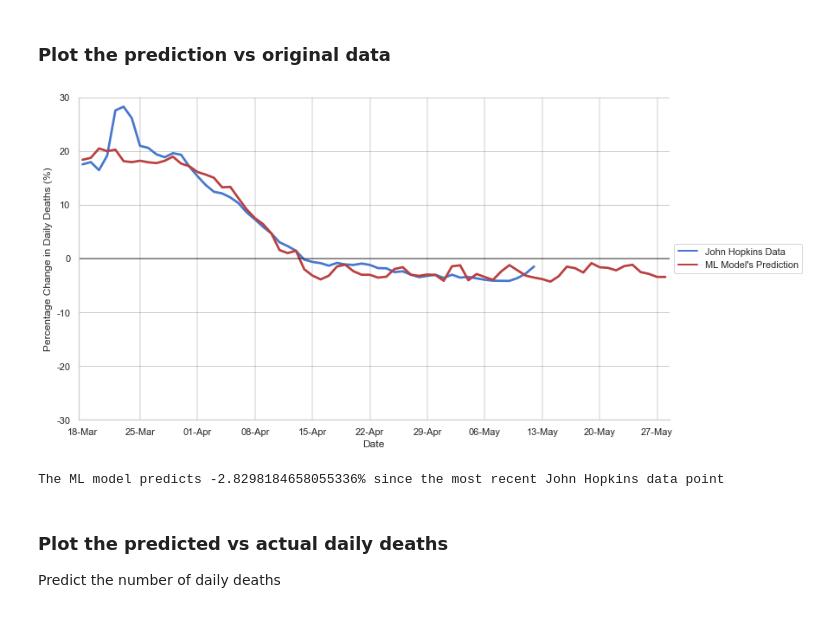
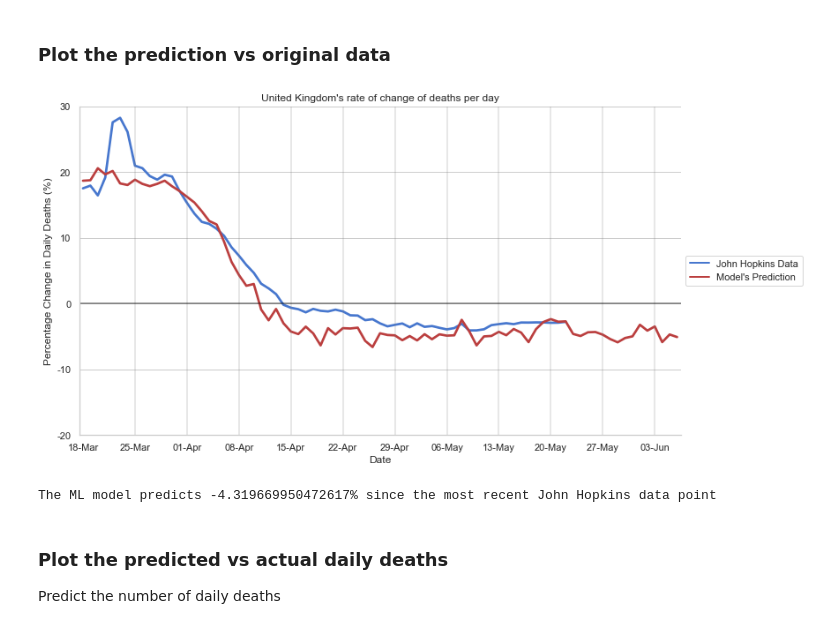
Before and after one commit to robert-kinder1/COVID-19_Python_ML, a Jupyter notebook: COVID_ML_Model.ipynb, the cells around one changed output. Saved outputs shown, nothing was run; the diff lists cells and outputs as text; code cells hidden in the pictures.

```diff
--- a/COVID_ML_Model.ipynb
+++ b/COVID_ML_Model.ipynb
@@ -40,8 +40,8 @@ from sklearn.metrics import mean_absolute_error
 # %% [markdown]
 # Read in data
 # %%
-dfJ_import = pd.read_csv('JH_2020-05-12.csv')
-dfG = pd.read_csv('Global_Mobility_Report_2020-05-12.csv', sep=',', low_memory=False)
+dfJ_import = pd.read_csv('JH_2020-05-22.csv')
+dfG = pd.read_csv('Global_Mobility_Report_2020-05-21.csv', sep=',', low_memory=False)
 
 #dfJ.head()
 #dfG.head()
@@ -803,34 +814,37 @@ Prediction  = Prediction.append(PredictionC.loc[indexVal[0],:], sort=False, igno
 # %%
 Prediction['Date_S'] = Prediction['Date'].dt.strftime("%d-%b")
 g = sns.FacetGrid(Prediction, height=6, aspect=2)
 g = g.map(sns.pointplot, 'Date', 'Original', markers="", color='#4777CE', order=None)
 g = g.map(sns.pointplot, 'Date', 'Prediction', markers="", color="#bb3f3f", order=None)
 
 tickRange = range(0,len(Prediction['Date_S']),7)
 
 g.set(xticks=tickRange,xticklabels=Prediction['Date_S'].iloc[tickRange])
 
-g.set(ylim=(-.3, .3))
+g.set(ylim=(-.2, .3))
 g.set(yticklabels = (np.around(g.ax.get_yticks() * 100).astype(int)))
 plt.ylabel('Percentage Change in Daily Deaths (%)')#, fontsize=16)
 
 #Manually add vertical gridlines
 for x in range(1,len(tickRange)):
     g.ax.axvline(g.ax.get_xticks()[x], alpha=0.25, color='grey')
 
 #Add a black line for y=0 to make it clearer
 x = np.where(g.ax.get_yticks() == 0)
 g.ax.axhline(g.ax.get_yticks()[x], alpha=0.5, color='black')
 
 
 #Add legend
 custom_lines = [Line2D([0], [0], color='#4777CE', lw=2),
                 Line2D([0], [0], color="#bb3f3f", lw=2)]
-plt.legend(custom_lines, ['John Hopkins Data', "ML Model's Prediction"], loc='center left', bbox_to_anchor=(1, 0.5))
+plt.legend(custom_lines, ['John Hopkins Data', "Model's Prediction"], loc='center left', bbox_to_anchor=(1, 0.5))
 
+plt.title(chosenCountry + "'s rate of change of deaths per day")
+
+plt.savefig('predictionUK.png', bbox_inches='tight', dpi=300)
 plt.show()
 # %% [output]
-[figure, old version]
+[figure, new version]
 # %%
 #To calculate predicted average daily change of deaths, first calculate the index of the last JH datapoint
 latestJHDate = np.where(Prediction['Date'].values == JHCountryData['Date'][-1:].values)
@@ -838,7 +852,7 @@ latestJHDate = np.where(Prediction['Date'].values == JHCountryData['Date'][-1:].
 c = Prediction['Prediction'][latestJHDate[0][0]:].mean()*100
 print('The ML model predicts ' + str(b) + '% since the most recent John Hopkins data point')
 # %% [output]
-The ML model predicts -2.8298184658055336% since the most recent John Hopkins data point
+The ML model predicts -4.319669950472617% since the most recent John Hopkins data point
 # %% [markdown]
 ### Plot the predicted vs actual daily deaths
 
```
Also changed, not shown: parts of 21 cells of this notebook, 2 other files.
